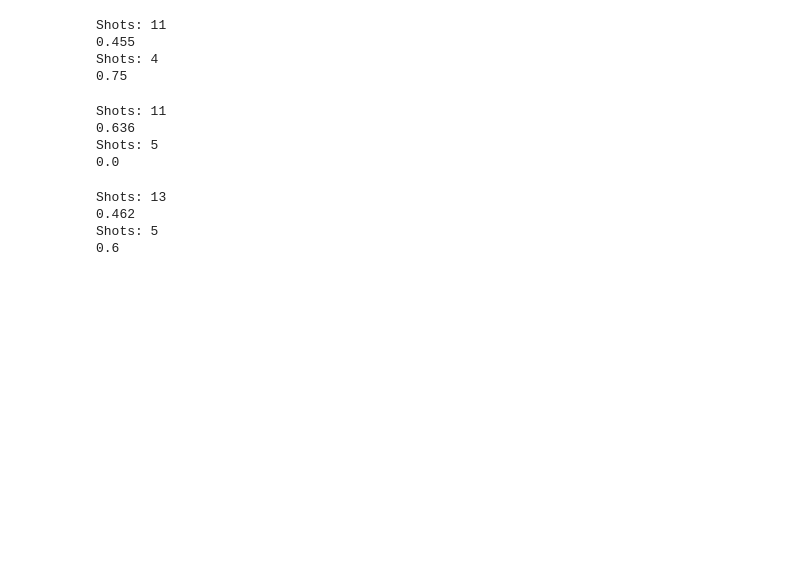
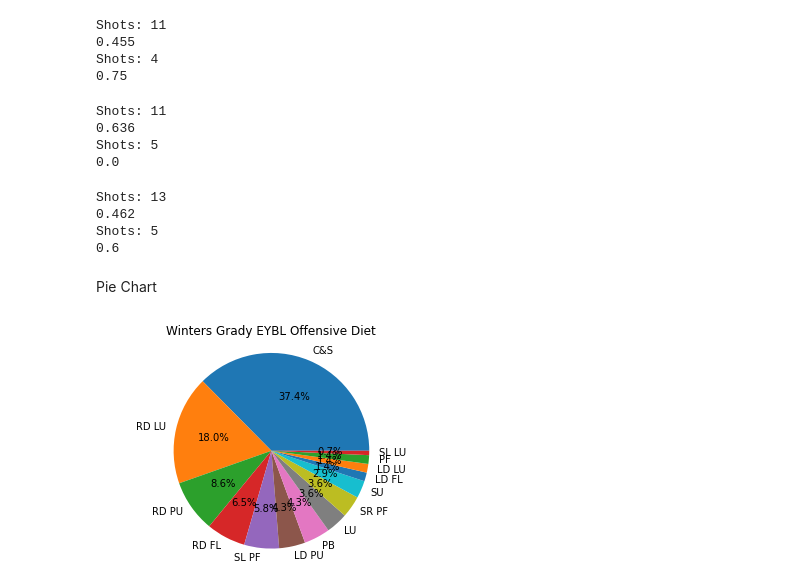
Before and after one commit to ryanstamp/EYBLshotsevents, a Jupyter notebook: EYBL_shot_events.ipynb, the cells around one changed output. Cells and saved outputs as stored; diff of their text form; code cells hidden in the pictures; blank space fills up the shorter version.

Commit message:
Finished Pie Chart

```diff
--- a/EYBL_shot_events.ipynb
+++ b/EYBL_shot_events.ipynb
@@ -497,3 +498,10 @@ catchLocation_action_percentages_df = catchLocation_action_percentages_df.set_in
 # %%
 percentages_combined_df = percentages_combined_df.merge(catchLocation_action_percentages_df, on="namePlayer")
 percentages_combined_df.to_csv("EYBL_events_percentages.csv", index=True)
+# %% [markdown]
+Pie Chart
+# %%
+event_action_count_ser = winters_df["eventAction"].value_counts()
+utils.pie_chart(event_action_count_ser.index, event_action_count_ser, 'Winters Grady EYBL Offensive Diet', 'winters_offensive_diet')
+# %% [output]
+[figure, added]
```
Also changed, not shown: parts of 2 cells of this notebook, 2 other files.
